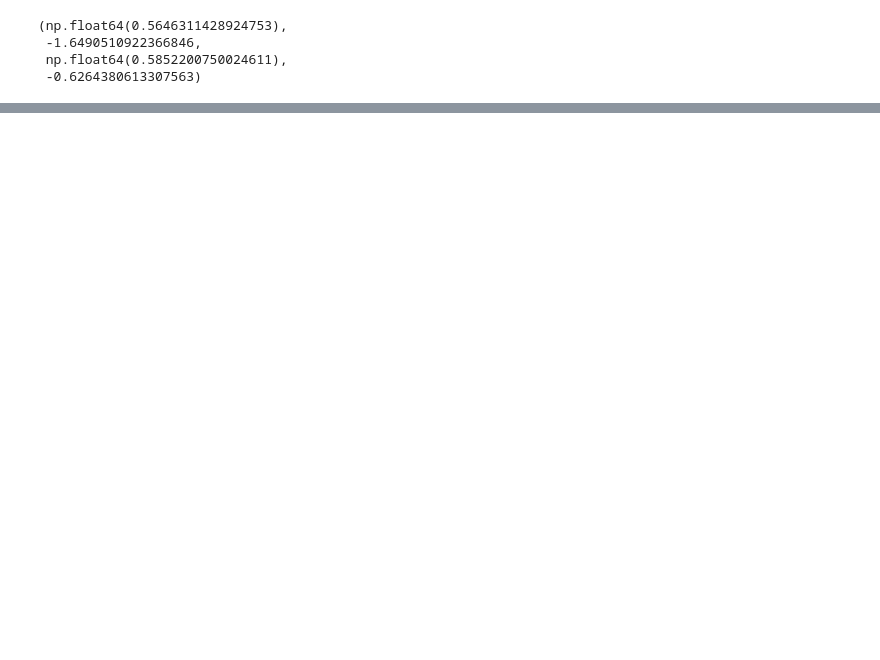
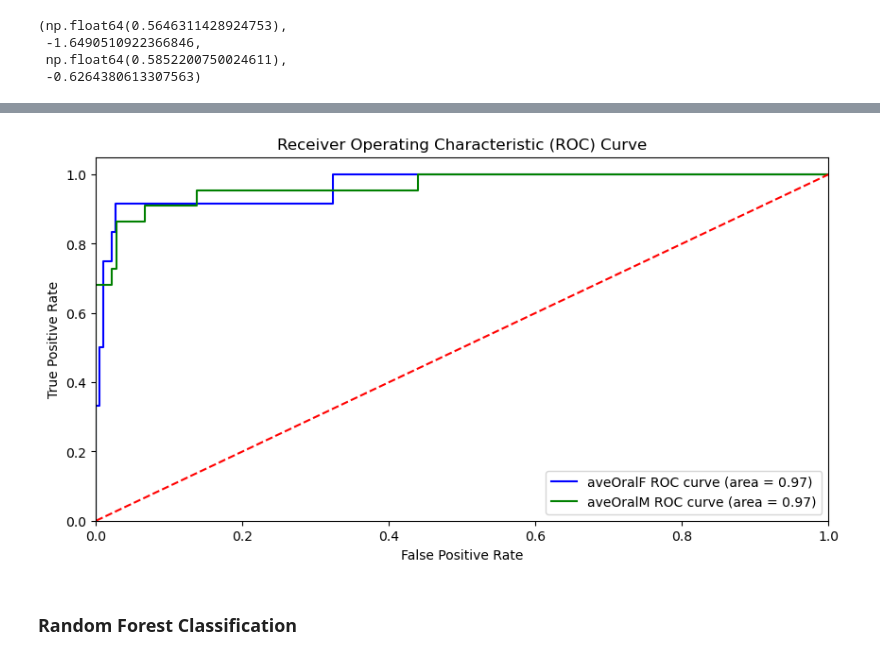
Before and after one commit to zombonline/MachineLearningCoursework, a Jupyter notebook: coursework.ipynb, the cells around one changed output, grey strips where cells are left out. Saved outputs shown, nothing was run; the diff lists cells and outputs as text; code cells hidden in the pictures; blank space fills up the shorter version.

```diff
--- a/coursework.ipynb
+++ b/coursework.ipynb
@@ -225,13 +230,13 @@ preprocessor = ColumnTransformer([
 from sklearn.model_selection import train_test_split
 
 # Split for aveOralF regression
-X_train_F, X_test_F, y_train_F, y_test_F = train_test_split(
-    X, y['aveOralF'], test_size=0.2, random_state=42
+features_train_F, features_test_F, targets_train_F, targets_test_F = train_test_split(
+    features, targets['aveOralF'], test_size=0.2, random_state=42
 )
 
 # Split for aveOralM regression
-X_train_M, X_test_M, y_train_M, y_test_M = train_test_split(
-    X, y['aveOralM'], test_size=0.2, random_state=42
+features_train_M, features_test_M, targets_train_M, targets_test_M = train_test_split(
+    features, targets['aveOralM'], test_size=0.2, random_state=42
 )
 # %%
 # Fit the preprocessor on the training data and transform it
@@ -368,0 +511,8 @@ The reason that the Random Forest model probably performed better regarding aveO
+# %%
+# We need to define the labels for fever. Based over oral
+# temperature being above 37.5°C
+
+targets_class_F = (targets['aveOralF'] > 37.5).astype(int)
+targets_class_M = (targets['aveOralM'] > 37.5).astype(int)
+
+targets_class_F.value_counts(), targets_class_M.value_counts()
@@ -368,0 +532,5 @@ The reason that the Random Forest model probably performed better regarding aveO
+# %%
+features_train_cf, features_test_cf, targets_train_cf, targets_test_cf = train_test_split(
+    features, targets_class_F, test_size=0.2, random_state=42, stratify=targets_class_F)
+features_train_cm, features_test_cm, targets_train_cm, targets_test_cm = train_test_split(
+    features, targets_class_M, test_size=0.2, random_state=42, stratify=targets_class_M)
@@ -368,0 +584,23 @@ The reason that the Random Forest model probably performed better regarding aveO
+# %%
+# Create grahpic to present ROC curve.
+
+from sklearn.metrics import roc_curve, auc
+fpr_F, tpr_F, _ = roc_curve(targets_test_cf, logreg_cf.predict_proba(features_test_cf)[:,1])
+roc_auc_F = auc(fpr_F, tpr_F)
+fpr_M, tpr_M, _ = roc_curve(targets_test_cm, logreg_cm.predict_proba(features_test_cm)[:,1])
+roc_auc_M = auc(fpr_M, tpr_M)
+plt.figure(figsize=(10,5))
+plt.plot(fpr_F, tpr_F, color='blue', label=f'aveOralF ROC curve (area = {roc_auc_F:.2f})')
+plt.plot(fpr_M, tpr_M, color='green', label=f'aveOralM ROC curve (area = {roc_auc_M:.2f})')
+plt.plot([0, 1], [0, 1], color='red', linestyle='--')
+plt.xlim([0.0, 1.0])
+plt.ylim([0.0, 1.05])
+plt.xlabel('False Positive Rate')
+plt.ylabel('True Positive Rate')
+plt.title('Receiver Operating Characteristic (ROC) Curve')
+plt.legend(loc="lower right")
+plt.show()
+# %% [output]
+[figure, added]
+# %% [markdown]
+### **Random Forest Classification**
```
Also changed, not shown: parts of 40 cells of this notebook.
